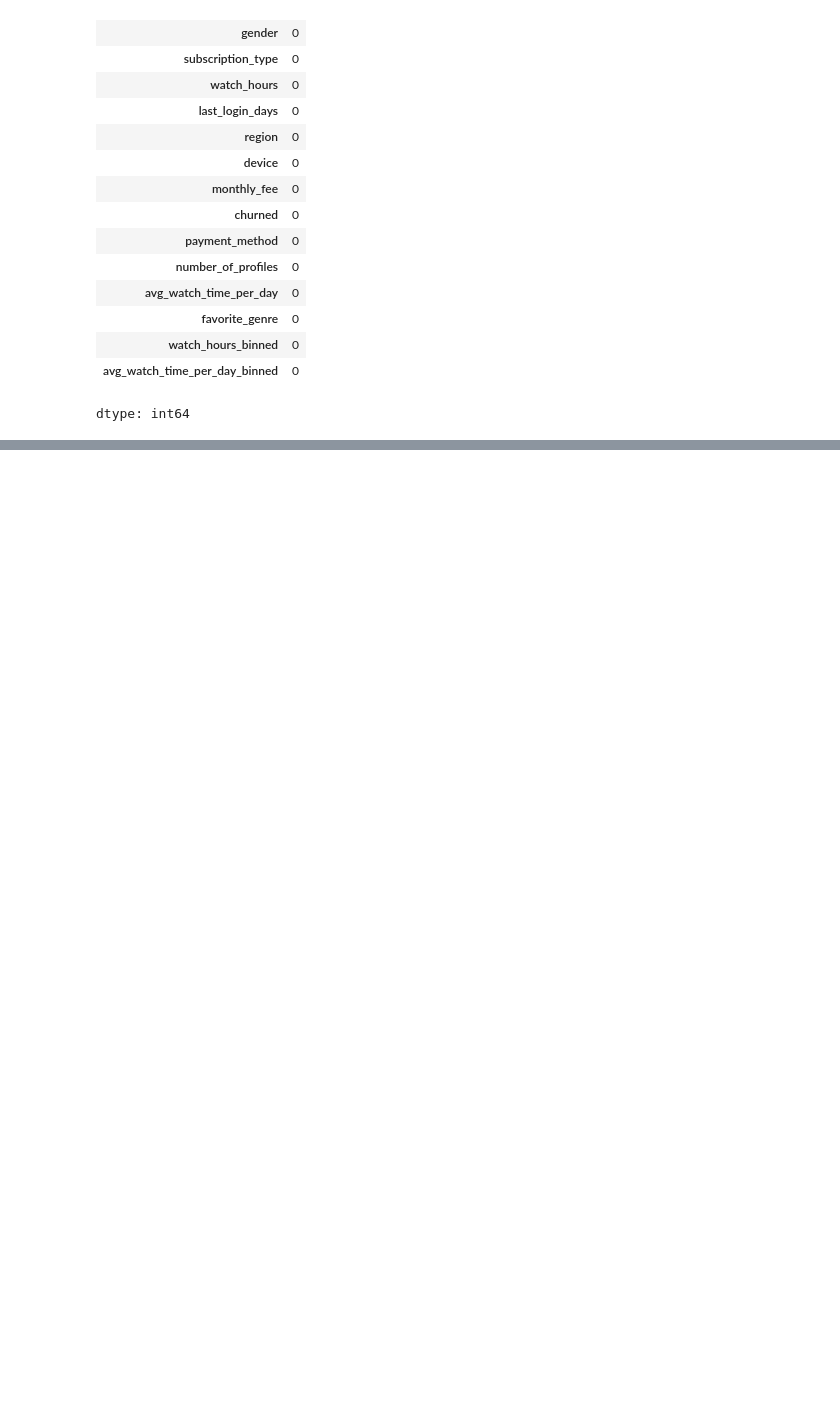
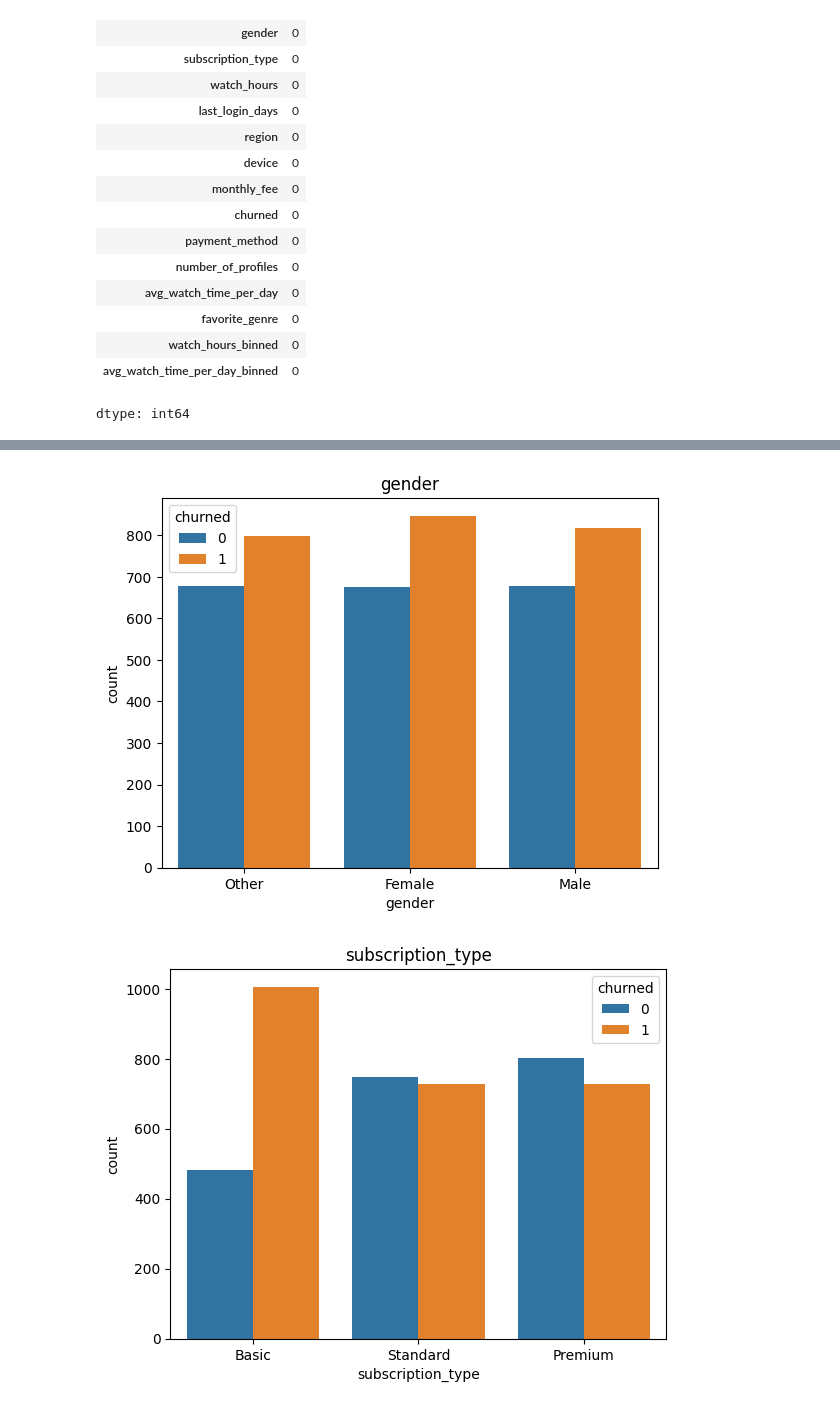
Before and after one commit to manojcodes93/Netflix-Customer-Churn-EDA, a Jupyter notebook: Netflix_Churn_Data_EDA_Project.ipynb, the cells around one changed output, grey strips where cells are left out. Cells and saved outputs as stored; diff of their text form; code cells hidden in the pictures; blank space fills up the shorter version.

```diff
--- a/Netflix_Churn_Data_EDA_Project.ipynb
+++ b/Netflix_Churn_Data_EDA_Project.ipynb
@@ -287,0 +305,22 @@ dtype: int64
+# %%
+# Convert all numerical data into categorical data for univariate and bivariate analysis
+# Create bins to the age column
+
+bins = [0, 15, 30, 45, 60, 75]
+labels = ["0-15", "15-30", "30-45", "45-60", "60-75"]
+
+filtered_data["age_binned"] = pd.cut(filtered_data["age"], bins=bins, labels=labels)
+# %%
+# Create bins to the last_login_days column
+
+bins = [0,12,24,36,48,60]
+labels = ["0-12","12-24","24-36","36-48","48-60"]
+
+filtered_data["last_login_days_binned"] = pd.cut(filtered_data["last_login_days"], bins = bins, labels = labels)
+# %%
+# Creating bins to Monthly fee column
+
+bins = [0,4,8,12,16,20]
+labels = ["0-4","4-8","8-12","12-16","16-20"]
+
+filtered_data["monthly_fee_binned"] = pd.cut(filtered_data["monthly_fee"], bins = bins, labels = labels)
@@ -287,0 +336,8 @@ dtype: int64
+# %%
+for i, col in enumerate(filtered_data[filtered_data.drop(columns = ["customer_id", "age","watch_hours", "last_login_days", "monthly_fee", "avg_watch_time_per_day"]).columns]):
+  plt.figure()
+  sns.countplot(data = filtered_data,x = col, hue = "churned")
+  plt.title(col)
+# %% [output]
+[figure, added]
+[figure, added]
```
Also changed, not shown: parts of 8 cells of this notebook.
